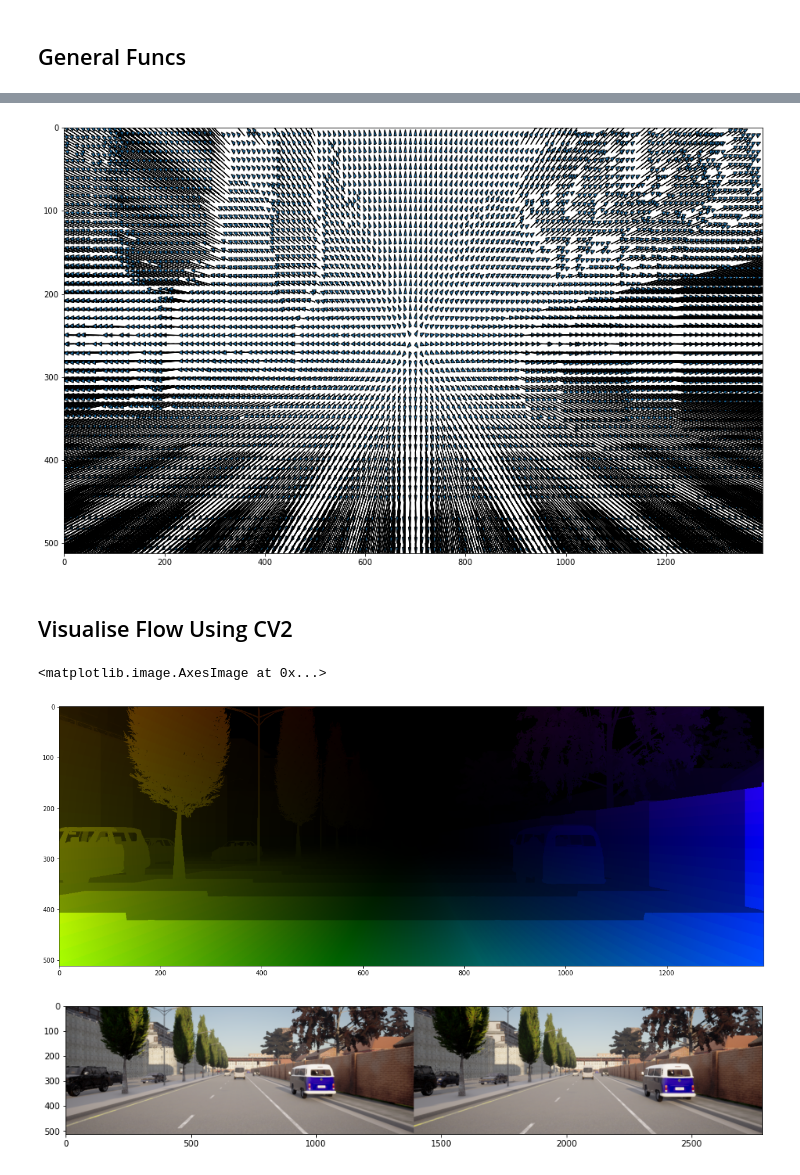
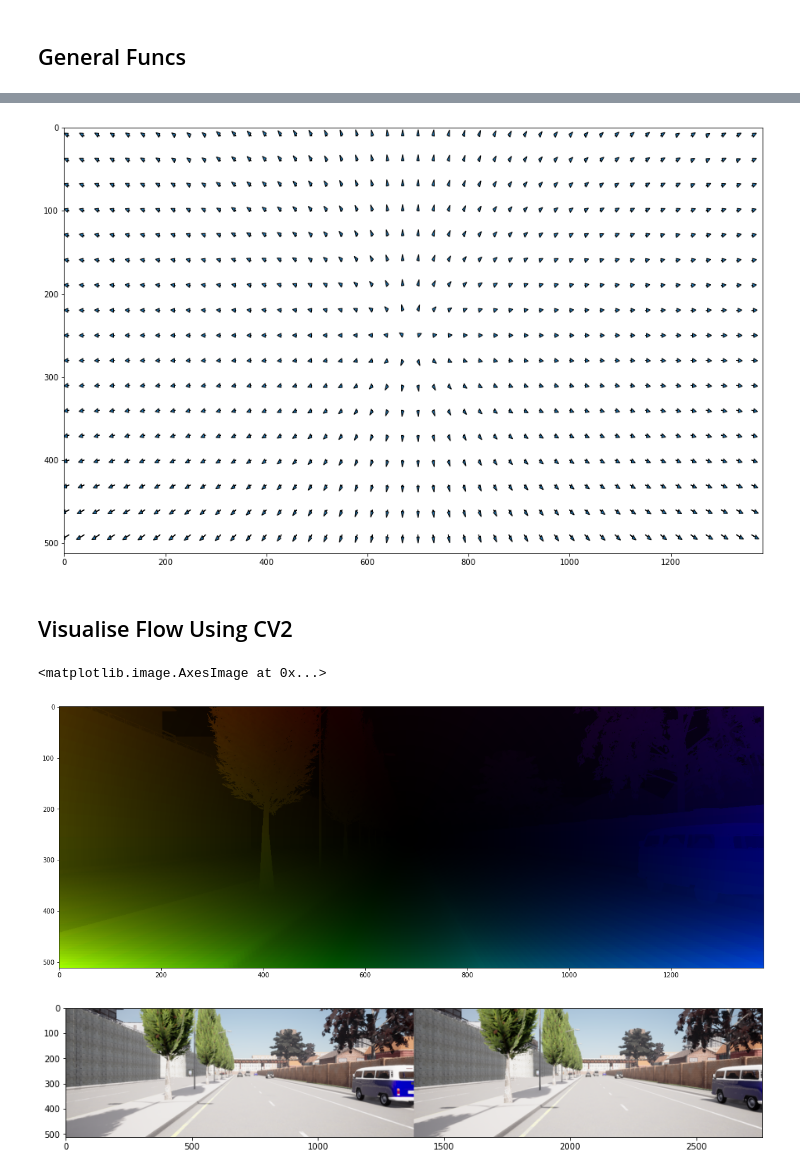
Before and after one commit to jonasdieker/motion_segmentation, a Jupyter notebook: unsupervised/static_scene_flow.ipynb, the cells around one changed output, grey strips where cells are left out. Saved outputs shown, nothing was run; the diff lists cells and outputs as text; code cells hidden in the pictures.

Commit message:
finished optical flow computation and visualsation

```diff
--- a/unsupervised/static_scene_flow.ipynb
+++ b/unsupervised/static_scene_flow.ipynb
@@ -31,12 +31,12 @@ def print_matrix(matrix):
         print(matrix[i,:])
     print("\n")
 
-data_root = "/storage/remote/atcremers40/motion_seg/datasets/Carla_Ext/Carla_Export_Depth/"
+data_root = "/storage/remote/atcremers40/motion_seg/datasets/Carla_tmp/"
 images = sorted(list(glob.glob(os.path.join(data_root, f"images/**/*.png"))))
 transformations = sorted(list(glob.glob(os.path.join(data_root, f"transformations/**/*.json"))))
 depths = sorted(list(glob.glob(os.path.join(data_root, f"depth/**/*.png"))))
 
-first_image_idx = 80
+first_image_idx = 196
 offset = 1
 
 plot_pair(images[first_image_idx], images[first_image_idx+offset])
@@ -55,6 +57,8 @@ print(depth0.shape)
 # %%
-with open(transformations[0], "r") as f:
-    trs_list = json.load(f)["transforms"]
+trs_list = []
+for i in range(len(transformations)):
+    with open(transformations[i], "r") as f:
+        trs_list.extend(json.load(f)["transforms"])
 
 trs = np.array(trs_list[first_image_idx + offset])
 for i in range(offset-1,0, -1):
@@ -163,11 +167,7 @@ def get_flow(depth0, image_size_x, image_size_y, trs, K=None):
     # find transformation
     trs = inverse_se3(trs)
 
-    # rotating about new axes -> first rotate around z(90) then around y(90)
-    # roty(90) @ rotz(90) @ C2_trs_C1
-
     # (CX_T_1 @ 1_T_Sensor1)^-1 @ C2_trs_C1 @ (CX_T_1 @ 1_T_Sensor2)
-
     CX_T_Sensor = (roty(90) @ rotz(90))
     CX_T_Sensor_inv = inverse_se3(roty(90) @ rotz(90))
     trs = CX_T_Sensor_inv @ trs @ CX_T_Sensor
@@ -176,10 +176,8 @@ def get_flow(depth0, image_size_x, image_size_y, trs, K=None):
     u_dash = project(pc0_trs, image_size_x, image_size_y)
 
     flow = u_dash - u
-    print(flow)
     flow = flow.reshape(image_size_y, image_size_x, 2)
 
     return flow
 
-opt_flow = get_flow(depth0, 1392, 512, trs)
-# opt_flow = get_flow(depth0, 512, 512, trs1, K)
+opt_flow = get_flow(depth0, 1382, 512, trs)
@@ -194,32 +184,32 @@ opt_flow = get_flow(depth0, 1392, 512, trs)
 # %%
 #Visualization of flow vectors
 fig = plt.figure(figsize = (16,10))
 # plt.xlim(0,512)
-plt.xlim(0,1392)
+plt.xlim(0,1382)
 plt.ylim(0,512)
 plt.gca().invert_yaxis()
 
-disc_step = 10
+disc_step = 30
 of_offset = 10
 
 for i in range(of_offset, opt_flow.shape[0]-of_offset, disc_step):
     for j in range(of_offset,opt_flow.shape[1]-of_offset, disc_step):
         plt.arrow(j,i,opt_flow[i,j,0], opt_flow[i,j,1], head_width=5)
 fig.show()
 # %% [output]
-[figure, old version]
+[figure, new version]
 # %% [markdown]
 ## Visualise Flow Using CV2
 # %%
 # Taken from: https://learnopencv.com/optical-flow-in-opencv/
 
 # create HSV & make Value a constant
-hsv = np.zeros((512,1392,3))
+hsv = np.zeros((512,1382,3))
 hsv[:,:,1] = 255
 
 # Encoding: convert the algorithm's output into Polar coordinate
-opt_flow_reshaped = opt_flow.reshape((512,1392,-1))
-mag, ang = cv2.cartToPolar(opt_flow_reshaped[:,:,0], opt_flow_reshaped[:,:,1])
+opt_flow_reshaped = opt_flow.reshape((512,1382,-1))
+mag, ang = cv2.cartToPolar(opt_flow_reshaped[...,0], opt_flow_reshaped[...,1])
 # Use Hue and Value to encode the Optical Flow
 hsv[:,:, 0] = ang * 180 / np.pi / 2
 hsv[:,:, 2] = cv2.normalize(mag, None, 0, 255, cv2.NORM_MINMAX)
@@ -229,8 +219,8 @@ plt.figure(figsize=(20,10))
 plt.imshow(bgr)
 # %% [output]
 <matplotlib.image.AxesImage at 0x...>
-[figure, old version]
+[figure, new version]
 # %%
 plot_pair(images[first_image_idx], images[first_image_idx+offset])
 # %% [output]
-[figure, old version]
+[figure, new version]
```
Also changed, not shown: parts of 11 cells of this notebook.
